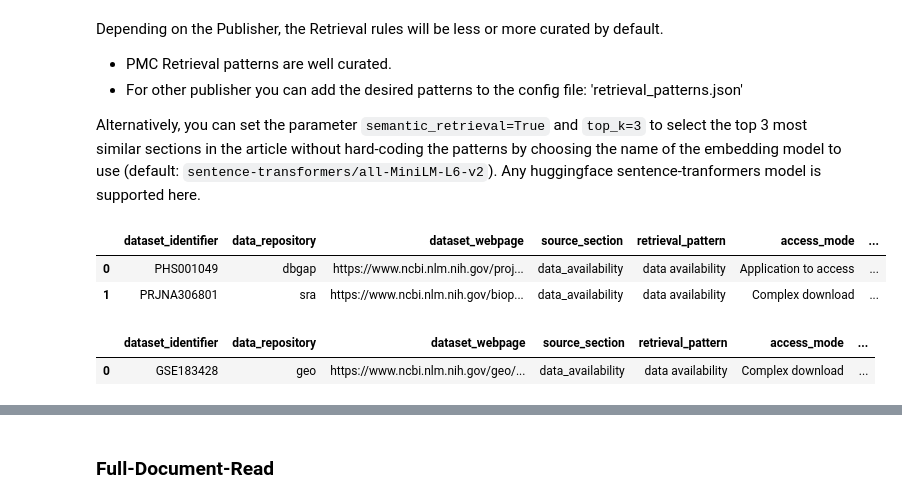
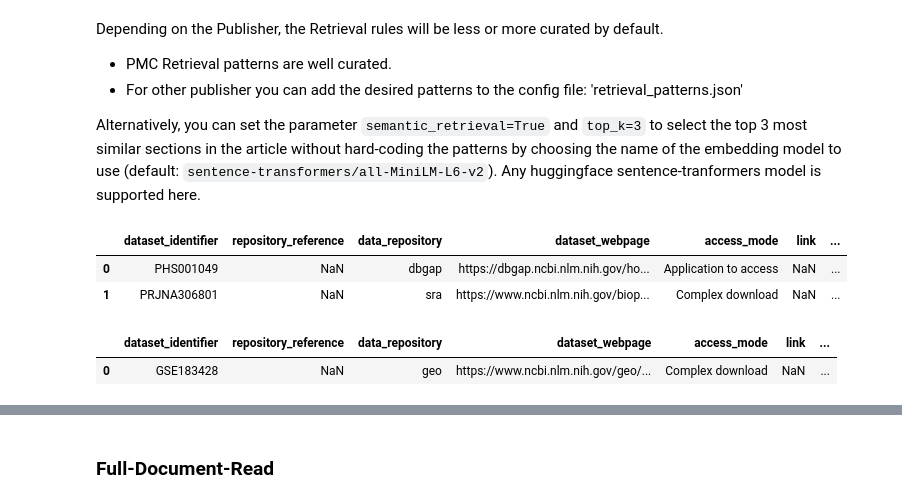
Before and after one commit to VIDA-NYU/data-gatherer, a Jupyter notebook: examples/getting_started_notebook.ipynb, the cells around one changed output, grey strips where cells are left out. Cells and saved outputs as stored; diff of their text form; code cells hidden in the pictures.

```diff
--- a/examples/getting_started_notebook.ipynb
+++ b/examples/getting_started_notebook.ipynb
@@ -7,7 +7,7 @@ from data_gatherer.data_gatherer import DataGatherer
 # %% [markdown]
 Instantiate the DataGatherer orchestrator and select the LLM you intend to use. Make sure you have already set up the api keys for the target LLM as envirornment variables.
 # %%
-data_gatherer = DataGatherer(llm_name="gemini-2.0-flash")
+data_gatherer = DataGatherer(llm_name="gemini-2.5-flash")
 # %% [markdown]
 ## Step I: Obtaining Papers
 # %% [markdown]
@@ -76,18 +76,25 @@ Depending on the Publisher, the Retrieval rules will be less or more curated by
 
 Alternatively, you can set the parameter `semantic_retrieval=True` and `top_k=3` to select the top 3 most similar sections in the article without hard-coding the patterns by choosing the name of the embedding model to use (default: `sentence-transformers/all-MiniLM-L6-v2`). Any huggingface sentence-tranformers model is supported here.
 # %%
-results_RTR = data_gatherer.parse_data(raw_data_API, current_url_address=article_uri, publisher="PMC", use_portkey=True, prompt_name="GPT_FewShot", section_filter="data_availability_statement")
+results_RTR = data_gatherer.parse_data(
+    raw_data_API,
+    current_url_address=article_uri,
+    publisher="PMC",
+    use_portkey=True,
+    prompt_name="GPT_FewShot",
+    section_filter="data_availability_statement",
+    )
 results_RTR
 # %% [output]
-|  | dataset_identifier | data_repository | dataset_webpage | source_section | retrieval_pattern | access_mode | ... |
-| 0 | PHS001049 | dbgap | https://www.ncbi.nlm.nih.gov/proj... | data_availability | data availability | Application to access | ... |
-| 1 | PRJNA306801 | sra | https://www.ncbi.nlm.nih.gov/biop... | data_availability | data availability | Complex download | ... |
+|  | dataset_identifier | repository_reference | data_repository | dataset_webpage | access_mode | link | ... |
+| 0 | PHS001049 | NaN | dbgap | https://dbgap.ncbi.nlm.nih.gov/ho... | Application to access | NaN | ... |
+| 1 | PRJNA306801 | NaN | sra | https://www.ncbi.nlm.nih.gov/biop... | Complex download | NaN | ... |
 # %%
 results_RTR = data_gatherer.parse_data(raw_data_local, current_url_address=publication_key, publisher="PMC", use_portkey=True, prompt_name="GPT_FewShot", section_filter="data_availability_statement")
 results_RTR
 # %% [output]
-|  | dataset_identifier | data_repository | dataset_webpage | source_section | retrieval_pattern | access_mode | ... |
-| 0 | GSE183428 | geo | https://www.ncbi.nlm.nih.gov/geo/... | data_availability | data availability | Complex download | ... |
+|  | dataset_identifier | repository_reference | data_repository | dataset_webpage | access_mode | link | ... |
+| 0 | GSE183428 | NaN | geo | https://www.ncbi.nlm.nih.gov/geo/... | Complex download | NaN | ... |
 # %%
 results_RTR = data_gatherer.parse_data(raw_html, current_url_address=article_url, publisher="Nature", use_portkey=True, prompt_name="GPT_FewShot", raw_data_format ="HTML", semantic_retrieval=True, section_filter="data_availability_statement")
 results_RTR
```
Also changed, not shown: parts of 2 cells of this notebook, 1 other file.
